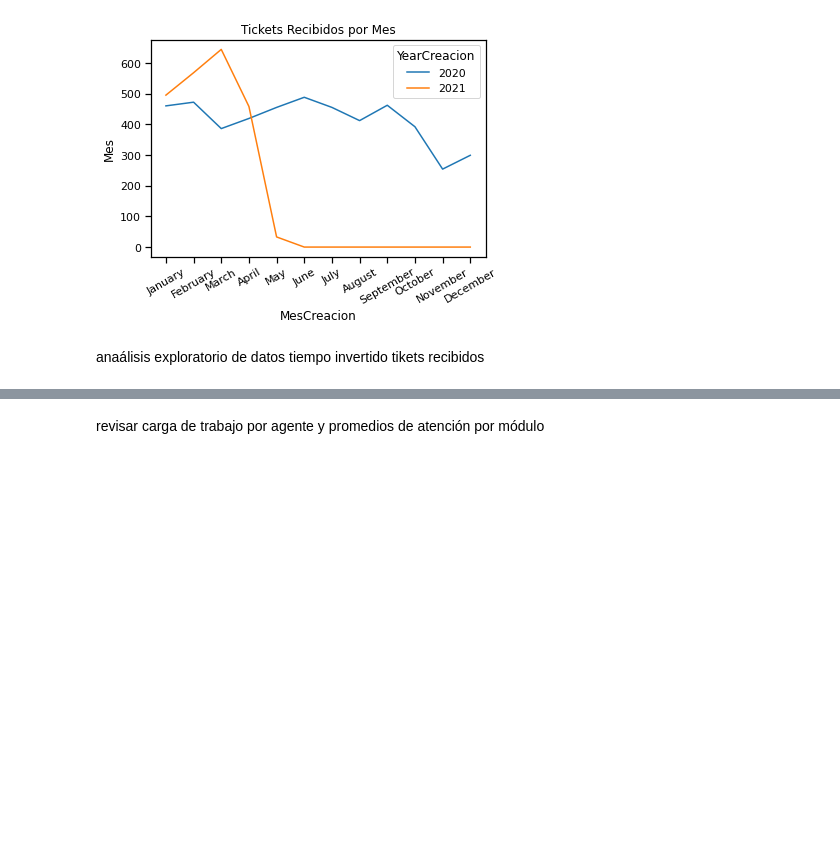
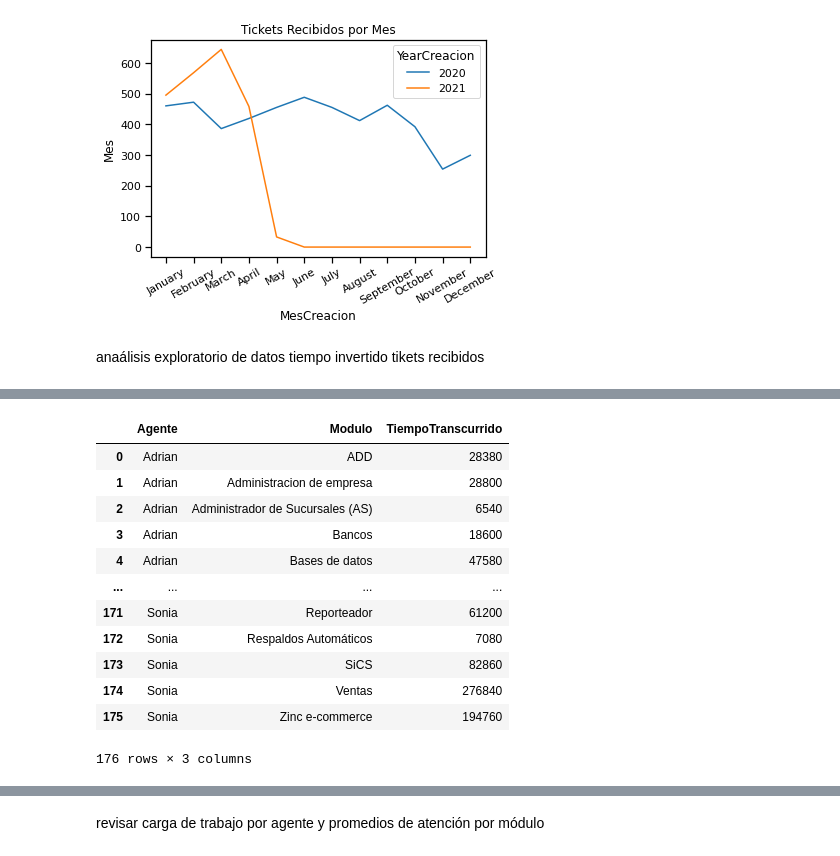
Before and after one commit to earandir/Data-Analyst, a Jupyter notebook: Modulo04/CheckPoint/Proyecto_CheckPoint.ipynb, the cells around one changed output, grey strips where cells are left out. Cells and saved outputs as stored; diff of their text form; code cells hidden in the pictures; blank space fills up the shorter version.

```diff
--- a/Modulo04/CheckPoint/Proyecto_CheckPoint.ipynb
+++ b/Modulo04/CheckPoint/Proyecto_CheckPoint.ipynb
@@ -238,0 +257,18 @@ tikets recibidos
+# %%
+soporte = soporte_externo.groupby(['Agente','Modulo']).agg({'TiempoTranscurrido': 'sum'}).reset_index()
+# %%
+soporte
+# %% [output]
+|  | Agente | Modulo | TiempoTranscurrido |
+| 0 | Adrian | ADD | 28380 |
+| 1 | Adrian | Administracion de empresa | 28800 |
+| 2 | Adrian | Administrador de Sucursales (AS) | 6540 |
+| 3 | Adrian | Bancos | 18600 |
+| 4 | Adrian | Bases de datos | 47580 |
+| ... | ... | ... | ... |
+| 171 | Sonia | Reporteador | 61200 |
+| 172 | Sonia | Respaldos Automáticos | 7080 |
+| 173 | Sonia | SiCS | 82860 |
+| 174 | Sonia | Ventas | 276840 |
+| 175 | Sonia | Zinc e-commerce | 194760 |
+176 rows × 3 columns
```
Also changed, not shown: parts of 7 cells of this notebook.
